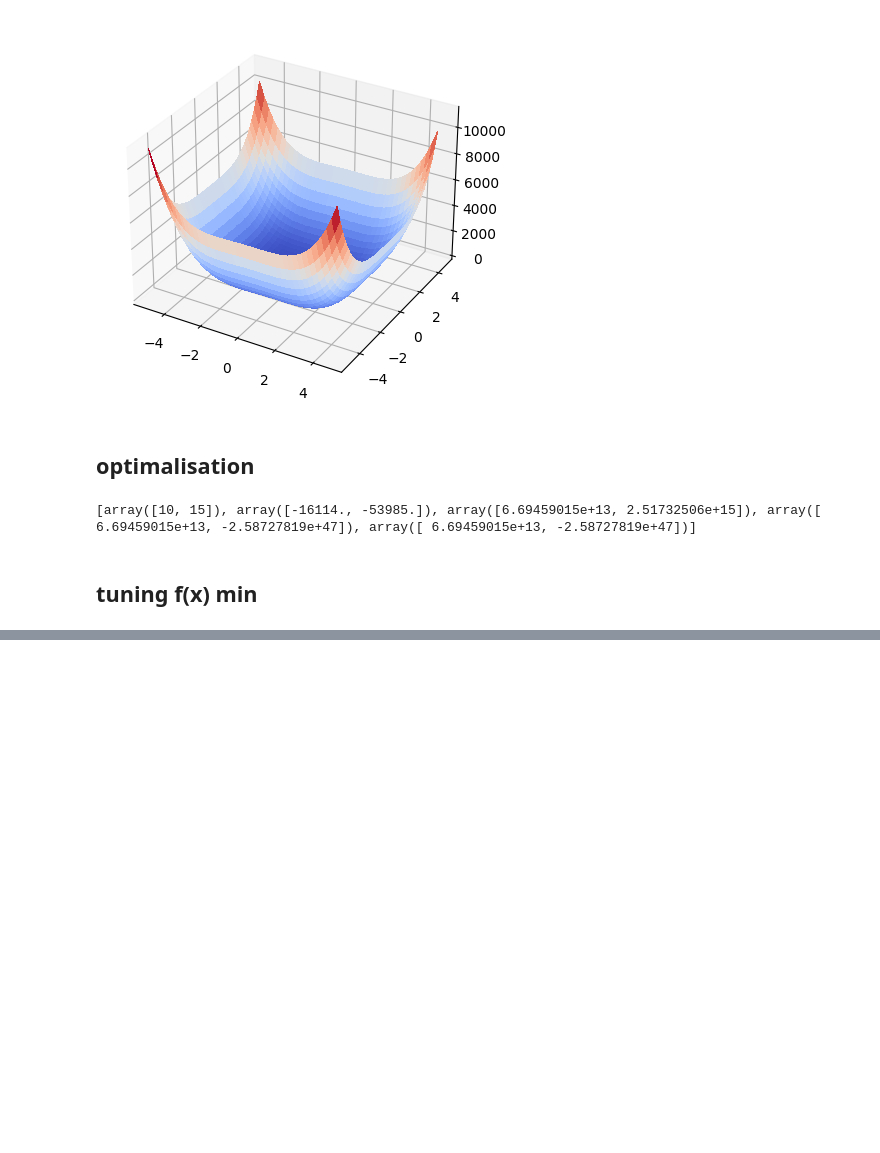
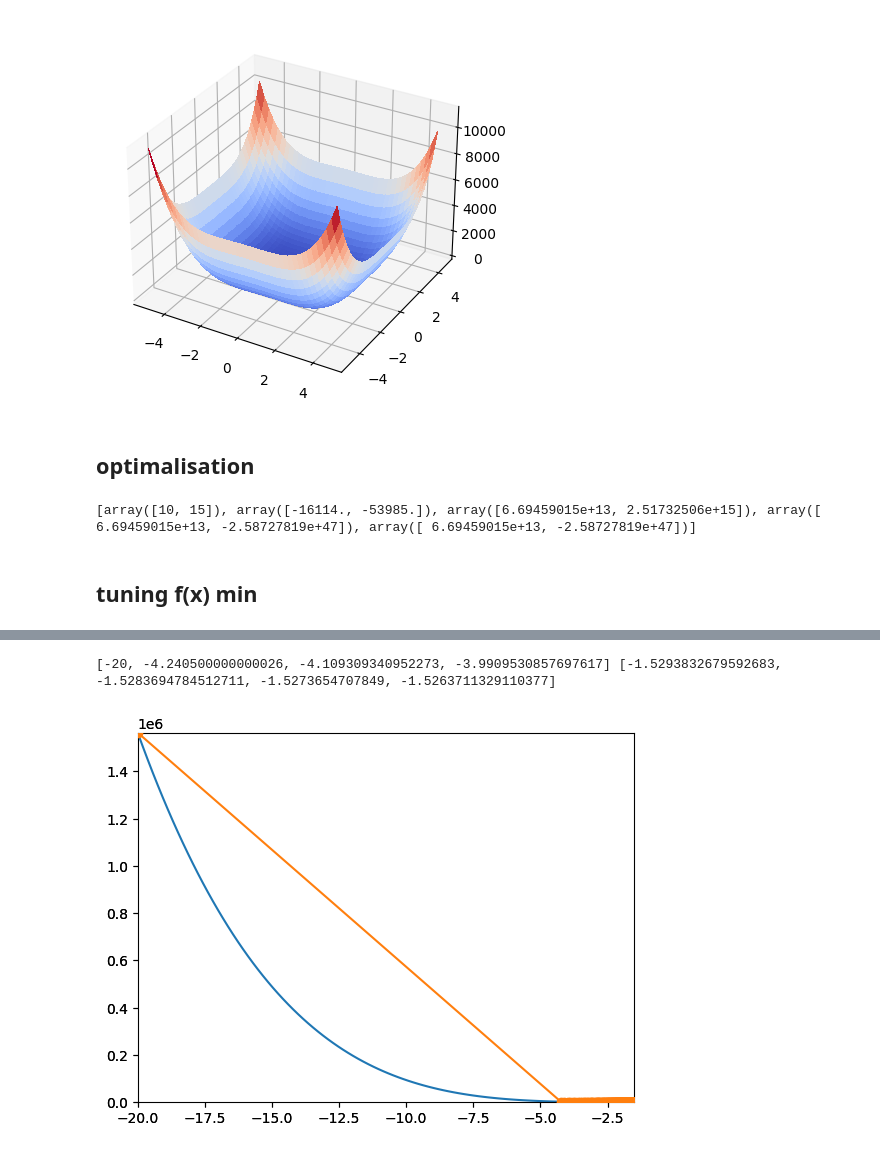
Before and after one commit to wz7475/gradient-descent, a Jupyter notebook: lab1.ipynb, the cells around one changed output, grey strips where cells are left out. Cells and saved outputs as stored; diff of their text form; code cells hidden in the pictures; blank space fills up the shorter version.

```diff
--- a/lab1.ipynb
+++ b/lab1.ipynb
@@ -150,0 +160,5 @@ arg, val = plot_function_2d_and_path(f, 0.001, -4)
+# %%
+wrapper_2d(f, -5, -20, coef=5)
+# %% [output]
+[-20, -4.240500000000026, -4.109309340952273, -3.9909530857697617] [-1.5293832679592683, -1.5283694784512711, -1.5273654707849, -1.5263711329110377]
+[figure, added]
```
Also changed, not shown: parts of 15 cells of this notebook.
